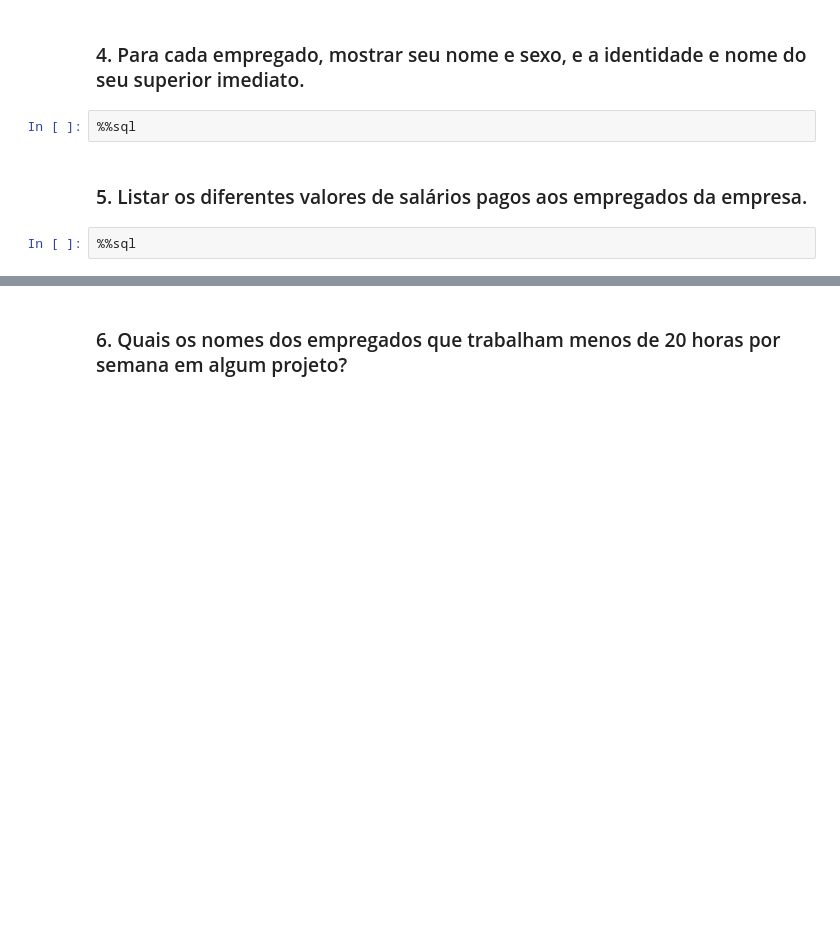
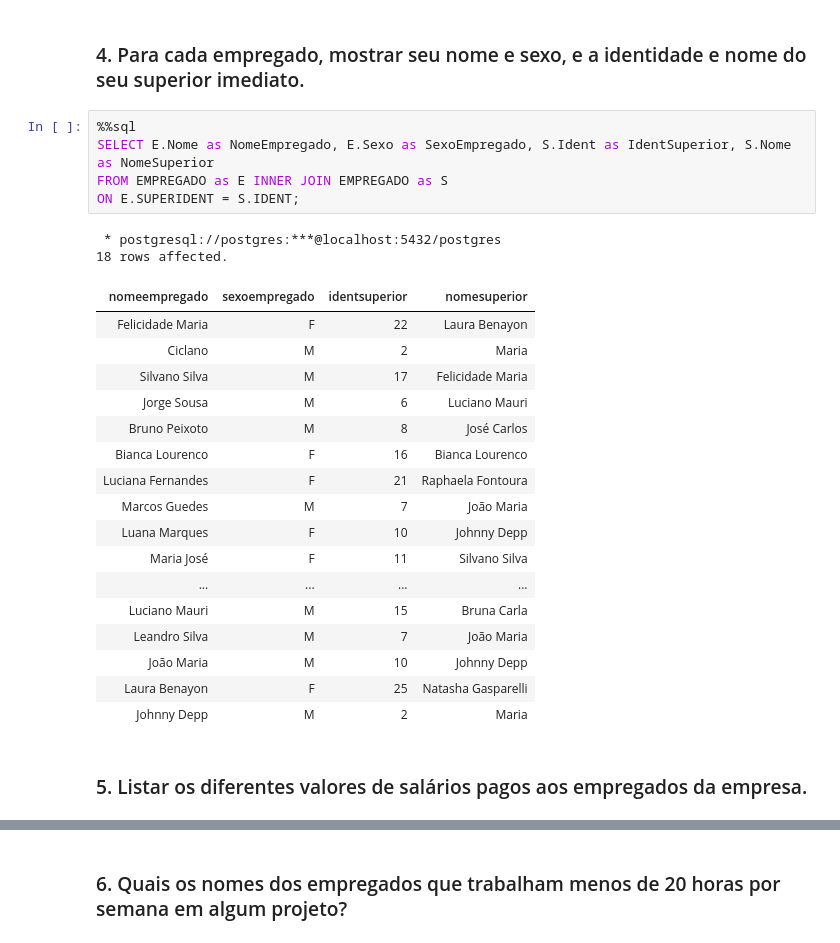
Before and after one commit to PajeSystems/PUC.MVP, a Jupyter notebook: Exercício_Boaz_BD_Aula3.ipynb, the cells around one changed output, grey strips where cells are left out. Cells and saved outputs as stored; diff of their text form; blank space fills up the shorter version.

```diff
--- a/Exercício_Boaz_BD_Aula3.ipynb
+++ b/Exercício_Boaz_BD_Aula3.ipynb
@@ -119,8 +207,29 @@ WHERE  depnum in (SELECT num
 # %% [markdown]
 ### 4. Para cada empregado, mostrar seu nome e sexo, e a identidade e nome do seu superior imediato.
-# %%
-%%sql
+# %%
+%%sql
+SELECT E.Nome as NomeEmpregado, E.Sexo as SexoEmpregado, S.Ident as IdentSuperior, S.Nome as NomeSuperior
+FROM EMPREGADO as E INNER JOIN EMPREGADO as S
+ON E.SUPERIDENT = S.IDENT;
+# %% [output]
+ * postgresql://postgres:***@localhost:5432/postgres
+18 rows affected.
+| nomeempregado | sexoempregado | identsuperior | nomesuperior |
+| Felicidade Maria | F | 22 | Laura Benayon |
+| Ciclano | M | 2 | Maria |
+| Silvano Silva | M | 17 | Felicidade Maria |
+| Jorge Sousa | M | 6 | Luciano Mauri |
+| Bruno Peixoto | M | 8 | José Carlos |
+| Bianca Lourenco | F | 16 | Bianca Lourenco |
+| Luciana Fernandes | F | 21 | Raphaela Fontoura |
+| Marcos Guedes | M | 7 | João Maria |
+| Luana Marques | F | 10 | Johnny Depp |
+| Maria José | F | 11 | Silvano Silva |
+| ... | ... | ... | ... |
+| Luciano Mauri | M | 15 | Bruna Carla |
+| Leandro Silva | M | 7 | João Maria |
+| João Maria | M | 10 | Johnny Depp |
+| Laura Benayon | F | 25 | Natasha Gasparelli |
+| Johnny Depp | M | 2 | Maria |
 # %% [markdown]
 ### 5. Listar os diferentes valores de salários pagos aos empregados da empresa.
-# %%
-%%sql
```
Also changed, not shown: parts of 33 cells of this notebook.
